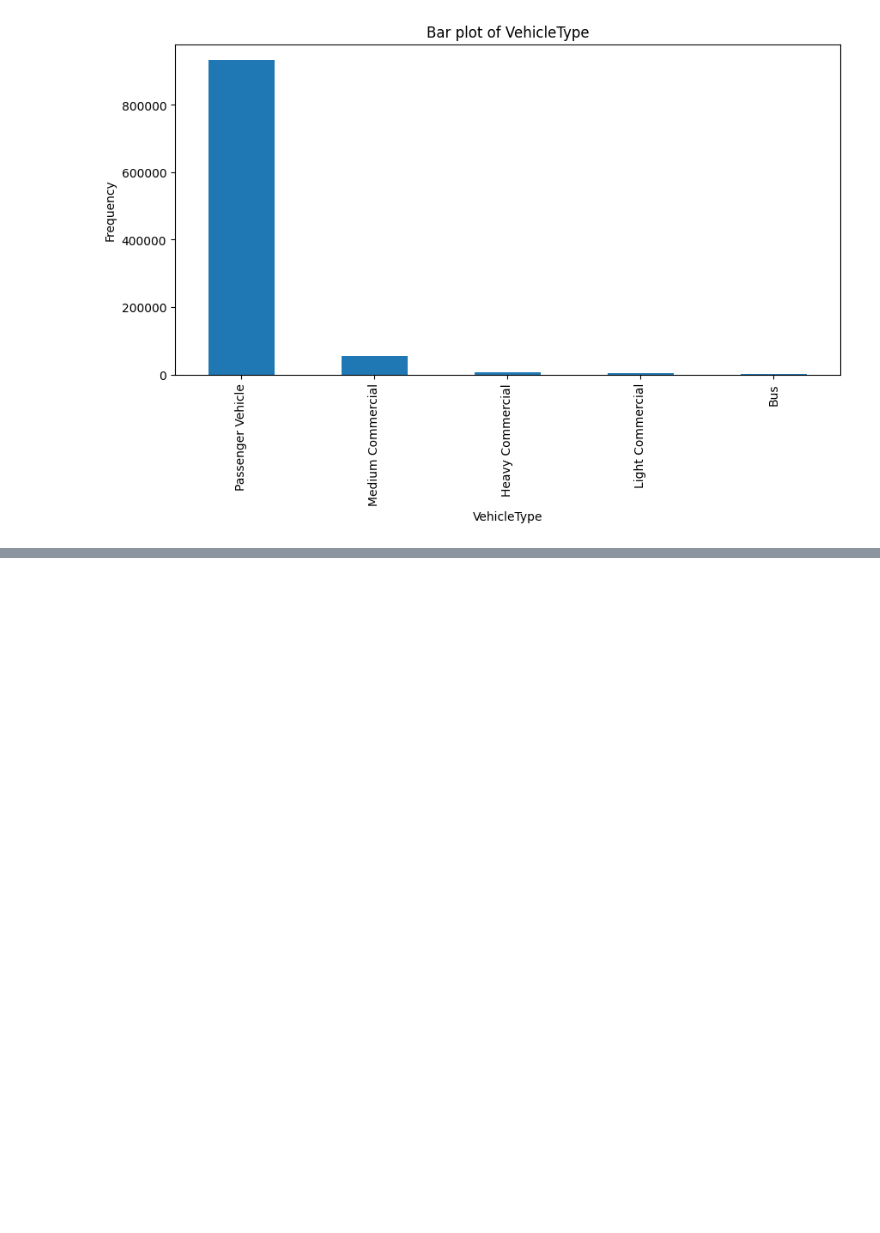
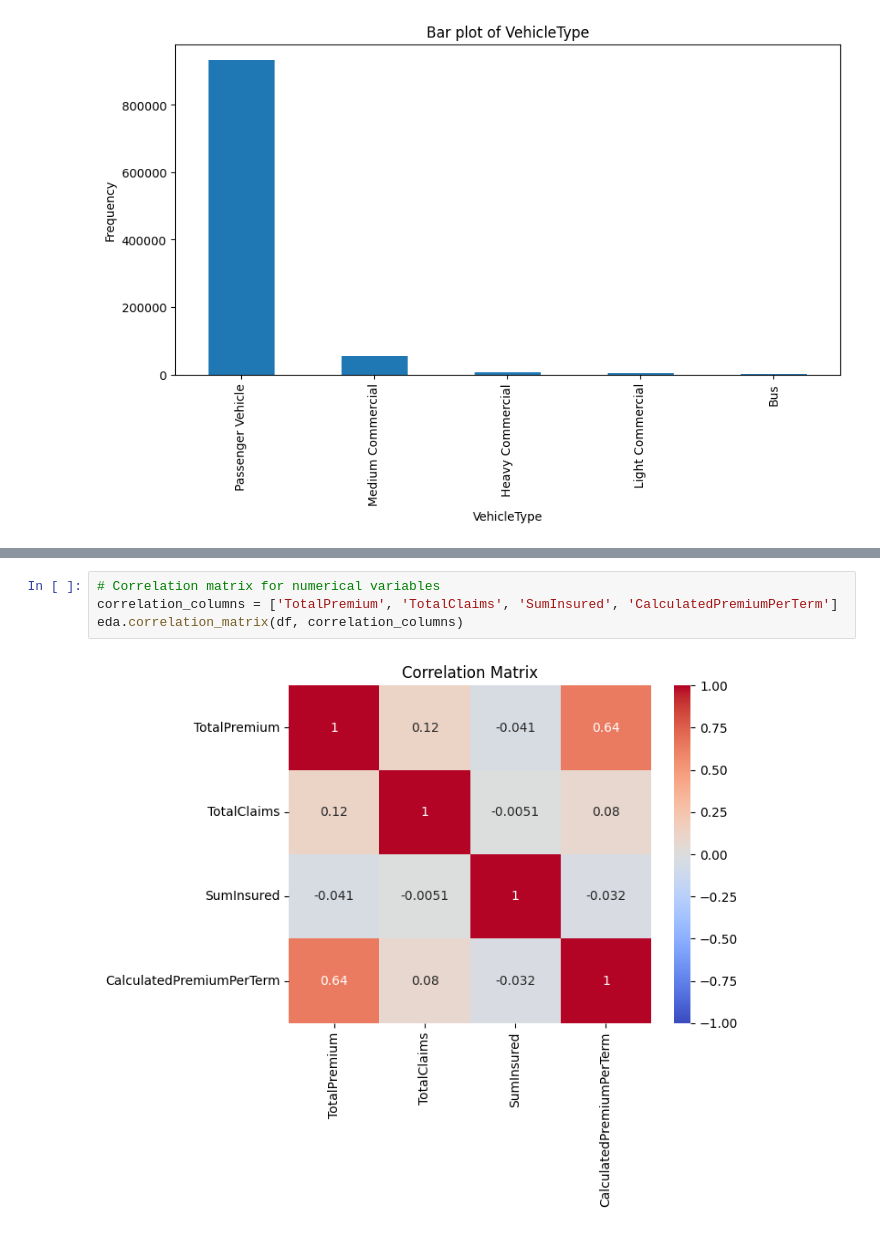
Before and after one commit to YonatanMoges/insurance-data-analysis, a Jupyter notebook: notebook/eda.ipynb, the cells around one changed output, grey strips where cells are left out. Saved outputs shown, nothing was run; the diff lists cells and outputs as text; blank space fills up the shorter version.

```diff
--- a/notebook/eda.ipynb
+++ b/notebook/eda.ipynb
@@ -124,0 +132,6 @@ eda.plot_categorical_bar(df, categorical_columns)
+# %%
+# Correlation matrix for numerical variables
+correlation_columns = ['TotalPremium', 'TotalClaims', 'SumInsured', 'CalculatedPremiumPerTerm']
+eda.correlation_matrix(df, correlation_columns)
+# %% [output]
+[figure, added]
```
Also changed, not shown: parts of 2 cells of this notebook, 1 other file.
